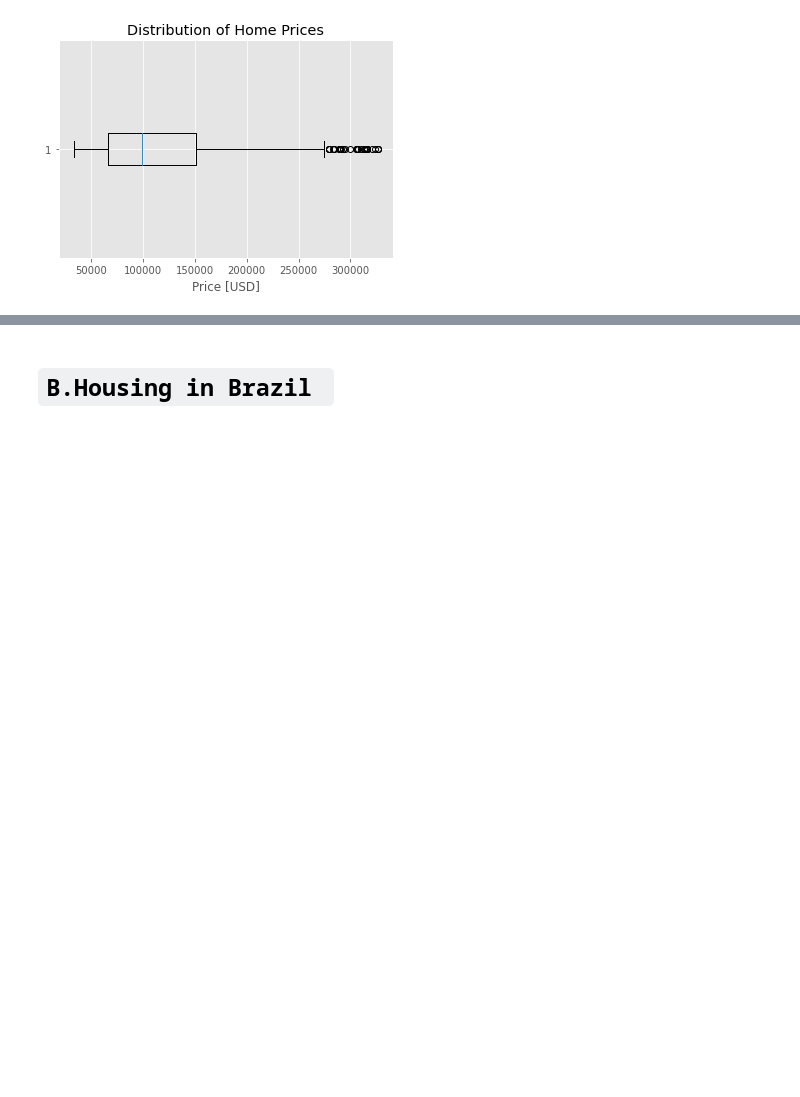
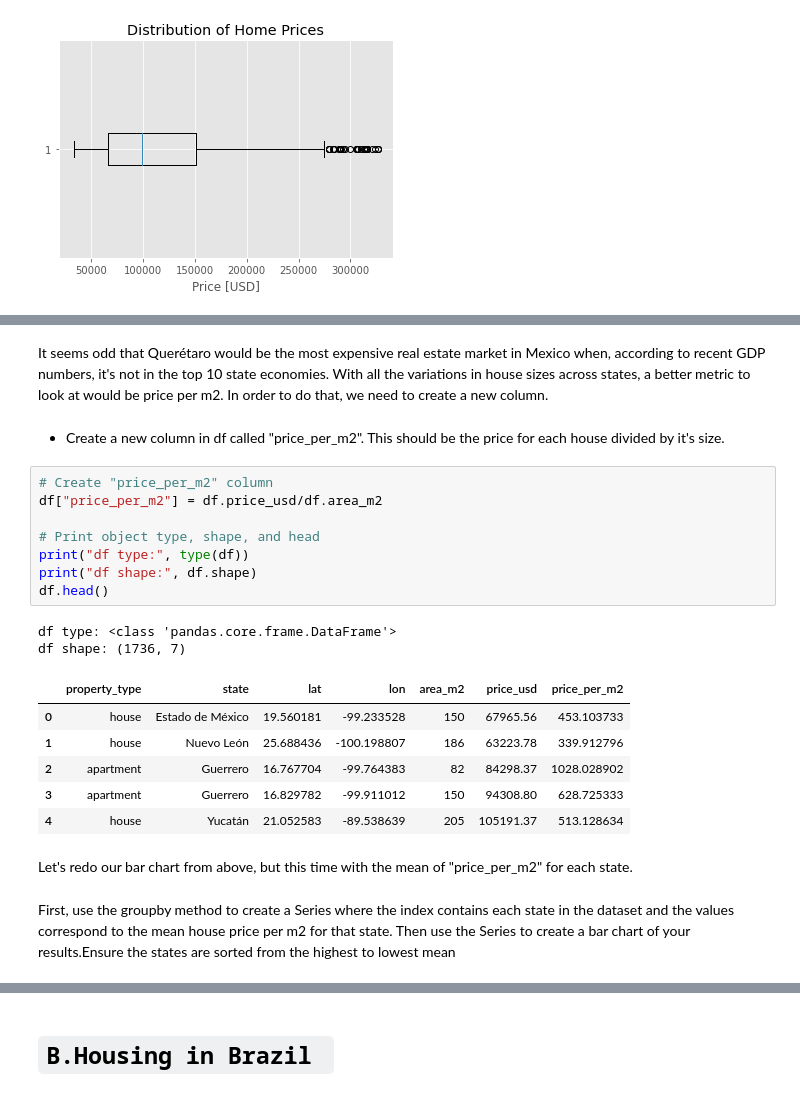
Before and after one commit to Harriet-ngomo/Real-estate-analysis-mexico-brazil, a Jupyter notebook: index.ipynb, the cells around one changed output, grey strips where cells are left out. Saved outputs shown, nothing was run; the diff lists cells and outputs as text; blank space fills up the shorter version.

```diff
--- a/index.ipynb
+++ b/index.ipynb
@@ -574,0 +569,25 @@ plt.title("Distribution of Home Prices");
+# %% [markdown]
+It seems odd that Querétaro would be the most expensive real estate market in Mexico when, according to recent GDP numbers, it's not in the top 10 state economies. With all the variations in house sizes across states, a better metric to look at would be price per m2. In order to do that, we need to create a new column.
+# %% [markdown]
+- Create a new column in df called "price_per_m2". This should be the price for each house divided by it's size.
+# %%
+# Create "price_per_m2" column
+df["price_per_m2"] = df.price_usd/df.area_m2
+
+# Print object type, shape, and head
+print("df type:", type(df))
+print("df shape:", df.shape)
+df.head()
+# %% [output]
+df type: <class 'pandas.core.frame.DataFrame'>
+df shape: (1736, 7)
+|  | property_type | state | lat | lon | area_m2 | price_usd | price_per_m2 |
+| 0 | house | Estado de México | 19.560181 | -99.233528 | 150 | 67965.56 | 453.103733 |
+| 1 | house | Nuevo León | 25.688436 | -100.198807 | 186 | 63223.78 | 339.912796 |
+| 2 | apartment | Guerrero | 16.767704 | -99.764383 | 82 | 84298.37 | 1028.028902 |
+| 3 | apartment | Guerrero | 16.829782 | -99.911012 | 150 | 94308.80 | 628.725333 |
+| 4 | house | Yucatán | 21.052583 | -89.538639 | 205 | 105191.37 | 513.128634 |
+# %% [markdown]
+Let's redo our bar chart from above, but this time with the mean of "price_per_m2" for each state.
+# %% [markdown]
+ First, use the groupby method to create a Series where the index contains each state in the dataset and the values correspond to the mean house price per m2 for that state. Then use the Series to create a bar chart of your results.Ensure the states are sorted from the highest to lowest mean
```
Also changed, not shown: parts of 35 cells of this notebook, 1 other file.
